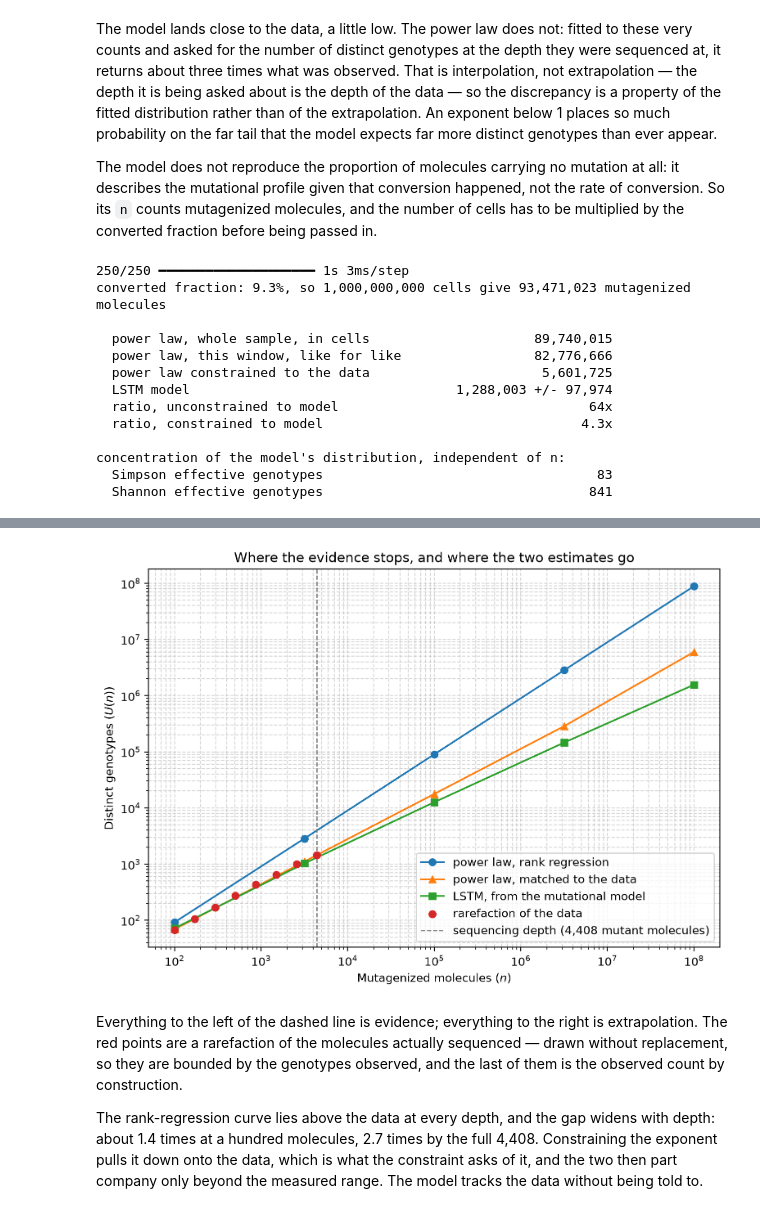
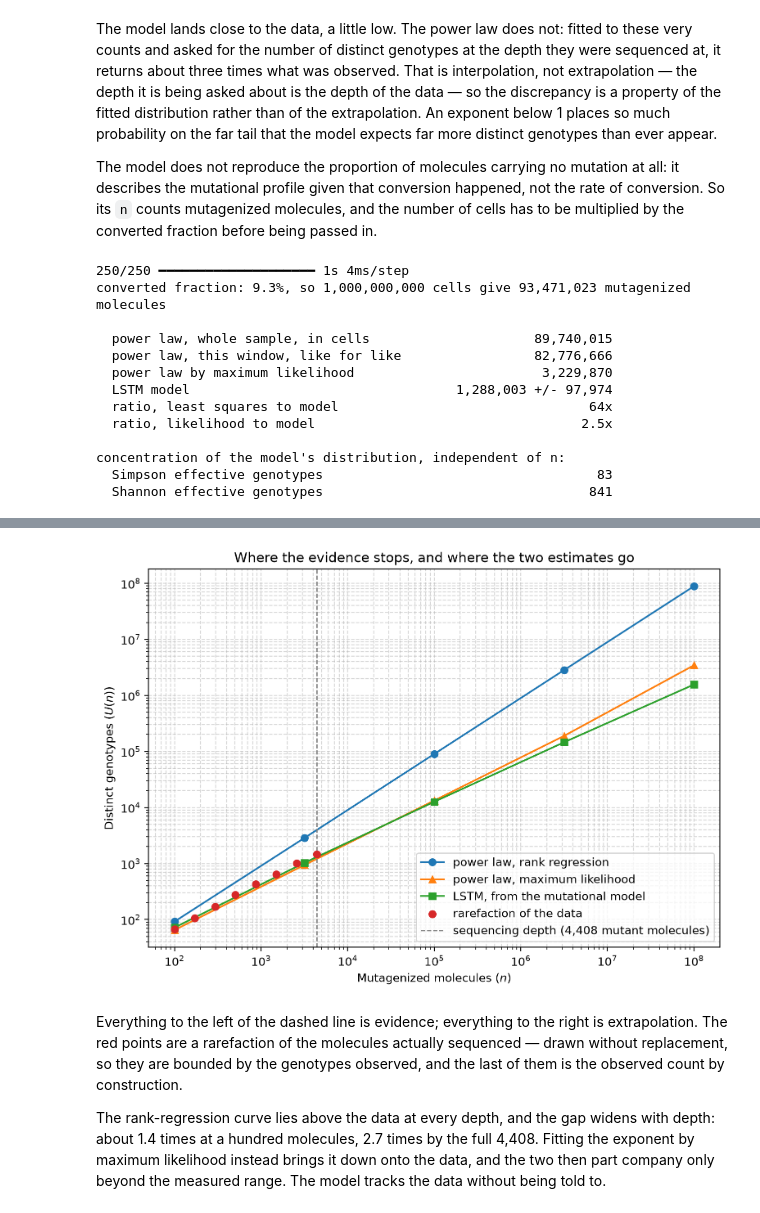
Before and after one commit to dbikard/dgrec, a Jupyter notebook: nbs/DGRec data analysis/01_library_size_estimation.ipynb, the cells around one changed output, grey strips where cells are left out. Saved outputs shown, nothing was run; the diff lists cells and outputs as text; code cells hidden in the pictures.

```diff
--- a/nbs/DGRec data analysis/01_library_size_estimation.ipynb
+++ b/nbs/DGRec data analysis/01_library_size_estimation.ipynb
@@ -311,18 +319,18 @@ if _LSTM:
     #LSTM and the rarefaction use. The two differ far less than either differs from the model.
     pl_whole = results['library_size']
     pl_window = estimate_library_size(list(in_window.values()), G=4**20, N=n_mutagenized)['library_size']
-    con_window = estimate_library_size_constrained(list(in_window.values()), G=4**20,
-                                                   N=n_mutagenized)['library_size']
+    mle_window = estimate_library_size_mle(list(in_window.values()), G=4**20,
+                                           N=n_mutagenized)['library_size']
     lstm_est = estimate_library_size_lstm(TR, n=n_mutagenized, n_samples=8000, seed=0)
 
     print(f"converted fraction: {100*converted:.1f}%, so {n_cells:,} cells give "
           f"{n_mutagenized:,} mutagenized molecules\n")
     rows = [("power law, whole sample, in cells", f"{pl_whole:,}"),
             ("power law, this window, like for like", f"{pl_window:,}"),
-            ("power law constrained to the data", f"{con_window:,}"),
+            ("power law by maximum likelihood", f"{mle_window:,}"),
             ("LSTM model", f"{lstm_est['library_size']:,.0f} +/- {lstm_est['se']:,.0f}"),
-            ("ratio, unconstrained to model", f"{pl_window/lstm_est['library_size']:.0f}x"),
-            ("ratio, constrained to model", f"{con_window/lstm_est['library_size']:.1f}x")]
+            ("ratio, least squares to model", f"{pl_window/lstm_est['library_size']:.0f}x"),
+            ("ratio, likelihood to model", f"{mle_window/lstm_est['library_size']:.1f}x")]
     for label, value in rows:
         print(f"  {label:<40}{value:>24}")
 
@@ -330,15 +338,15 @@ if _LSTM:
     print(f"  {'Simpson effective genotypes':<40}{lstm_est['simpson_effective']:>24,.0f}")
     print(f"  {'Shannon effective genotypes':<40}{lstm_est['shannon_effective']:>24,.0f}")
 # %% [output]
-250/250 ━━━━━━━━━━━━━━━━━━━━ 1s 3ms/step
+250/250 ━━━━━━━━━━━━━━━━━━━━ 1s 4ms/step
 converted fraction: 9.3%, so 1,000,000,000 cells give 93,471,023 mutagenized molecules
 
   power law, whole sample, in cells                     89,740,015
   power law, this window, like for like                 82,776,666
-  power law constrained to the data                      5,601,725
+  power law by maximum likelihood                        3,229,870
   LSTM model                                  1,288,003 +/- 97,974
-  ratio, unconstrained to model                                64x
-  ratio, constrained to model                                 4.3x
+  ratio, least squares to model                                64x
+  ratio, likelihood to model                                  2.5x
 
 concentration of the model's distribution, independent of n:
   Simpson effective genotypes                                   83
@@ -364,12 +372,12 @@ if _LSTM:
     #three curves are about the same object: distinct genotypes among n mutagenized molecules
     power_curve = [estimate_library_size(list(in_window.values()), G=4**20, N=int(n))['library_size']
                    for n in n_model]
-    con_curve = [estimate_library_size_constrained(list(in_window.values()), G=4**20,
-                                                   N=int(n))['library_size'] for n in n_model]
+    mle_curve = [estimate_library_size_mle(list(in_window.values()), G=4**20,
+                                           N=int(n))['library_size'] for n in n_model]
 
     plt.figure(figsize=(9, 6))
     plt.plot(n_model, power_curve, 'o-', color='tab:blue', label='power law, rank regression')
-    plt.plot(n_model, con_curve, '^-', color='tab:orange', label='power law, matched to the data')
+    plt.plot(n_model, mle_curve, '^-', color='tab:orange', label='power law, maximum likelihood')
     plt.plot(n_model, lstm_curve, 's-', color='tab:green', label='LSTM, from the mutational model')
     plt.scatter(n_obs, rarefaction, color='tab:red', zorder=5, label='rarefaction of the data')
     plt.axvline(len(pop), color='gray', ls='--', lw=1,
@@ -391,4 +399,4 @@ if _LSTM:
-[figure, old version]
+[figure, new version]
 # %% [markdown]
 Everything to the left of the dashed line is evidence; everything to the right is extrapolation.
 The red points are a rarefaction of the molecules actually sequenced — drawn without replacement,
@@ -396,9 +404,9 @@ so they are bounded by the genotypes observed, and the last of them is the obser
 construction.
 
 The rank-regression curve lies above the data at every depth, and the gap widens with depth: about
-1.4 times at a hundred molecules, 2.7 times by the full 4,408. Constraining the exponent pulls it
-down onto the data, which is what the constraint asks of it, and the two then part company only
-beyond the measured range. The model tracks the data without being told to.
+1.4 times at a hundred molecules, 2.7 times by the full 4,408. Fitting the exponent by maximum likelihood
+instead brings it down onto the data, and the two then part company only beyond the measured
+range. The model tracks the data without being told to.
 # %% [markdown]
 The three answers differ by orders of magnitude, and the differences are informative rather than
 arbitrary.
```
Also changed, not shown: parts of 8 cells of this notebook.
